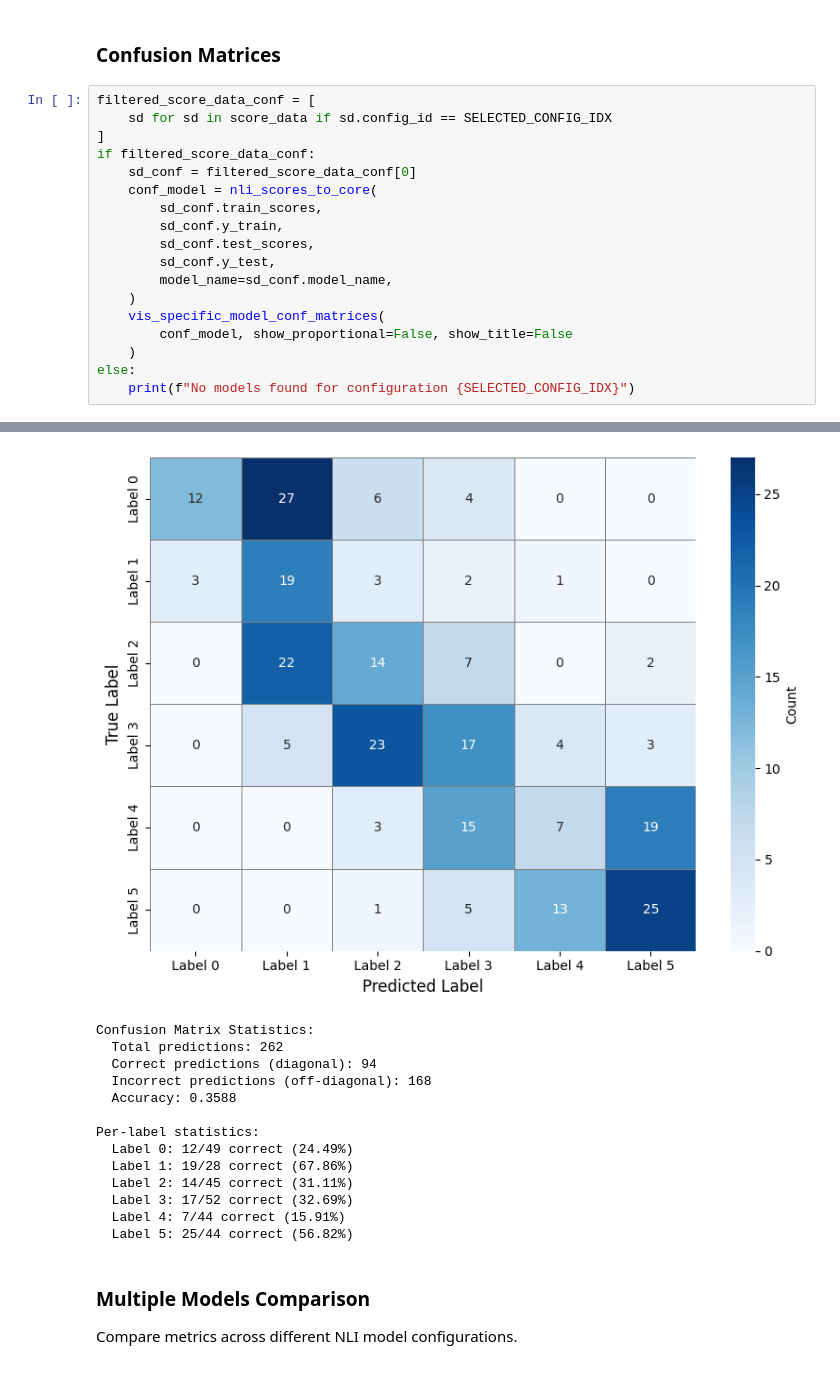
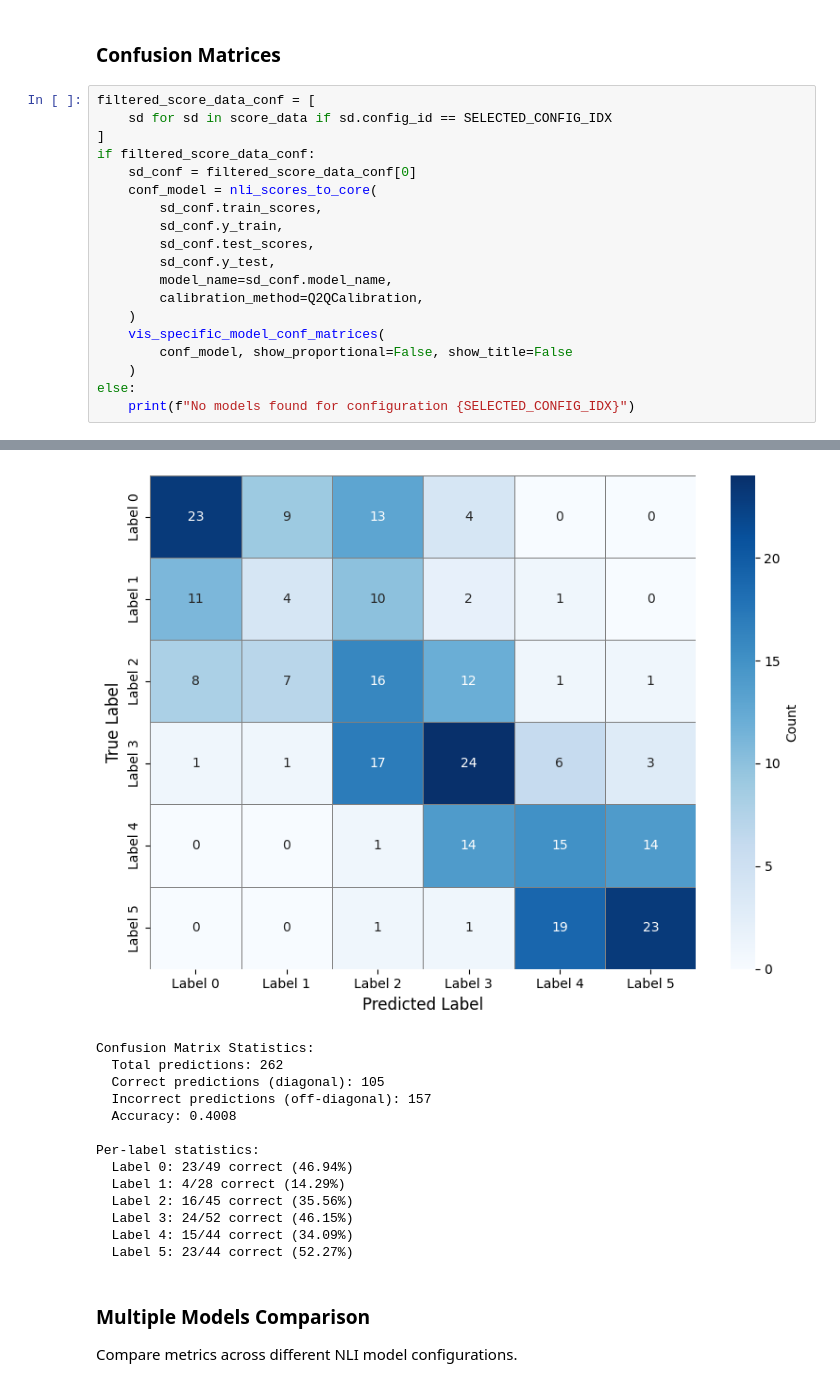
Before and after one commit to itzTerra/vis-desc, a Jupyter notebook: modules/lab/src/evaluation/nli/nli.ipynb, the cells around one changed output, grey strips where cells are left out. Cells and saved outputs as stored; diff of their text form.

```diff
--- a/modules/lab/src/evaluation/nli/nli.ipynb
+++ b/modules/lab/src/evaluation/nli/nli.ipynb
@@ -448,6 +462,7 @@ if filtered_score_data_conf:
         sd_conf.test_scores,
         sd_conf.y_test,
         model_name=sd_conf.model_name,
+        calibration_method=Q2QCalibration,
     )
     vis_specific_model_conf_matrices(
         conf_model, show_proportional=False, show_title=False
@@ -493,21 +508,21 @@ Per-label statistics:
 
 ================================================================================
 TEST SET CONFUSION MATRIX
 ================================================================================
-[figure, old version]
+[figure, new version]
 Confusion Matrix Statistics:
   Total predictions: 262
-  Correct predictions (diagonal): 94
-  Incorrect predictions (off-diagonal): 168
-  Accuracy: 0.3588
+  Correct predictions (diagonal): 105
+  Incorrect predictions (off-diagonal): 157
+  Accuracy: 0.4008
 
 Per-label statistics:
-  Label 0: 12/49 correct (24.49%)
-  Label 1: 19/28 correct (67.86%)
-  Label 2: 14/45 correct (31.11%)
-  Label 3: 17/52 correct (32.69%)
-  Label 4: 7/44 correct (15.91%)
-  Label 5: 25/44 correct (56.82%)
+  Label 0: 23/49 correct (46.94%)
+  Label 1: 4/28 correct (14.29%)
+  Label 2: 16/45 correct (35.56%)
+  Label 3: 24/52 correct (46.15%)
+  Label 4: 15/44 correct (34.09%)
+  Label 5: 23/44 correct (52.27%)
 # %% [markdown]
 ### Multiple Models Comparison
 
```
Also changed, not shown: parts of 11 cells of this notebook, 13 other files.
